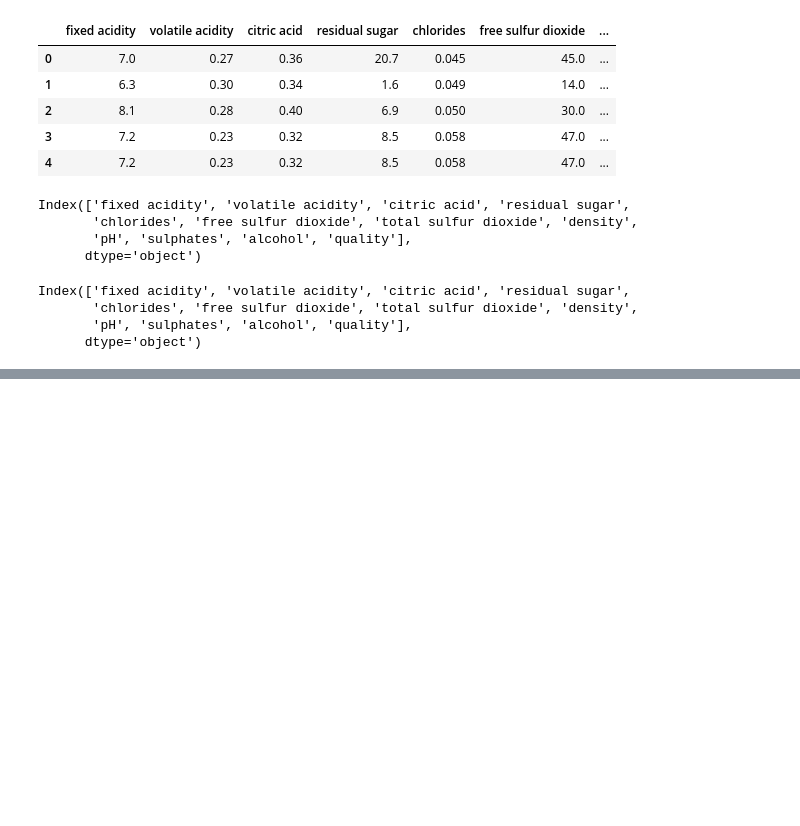
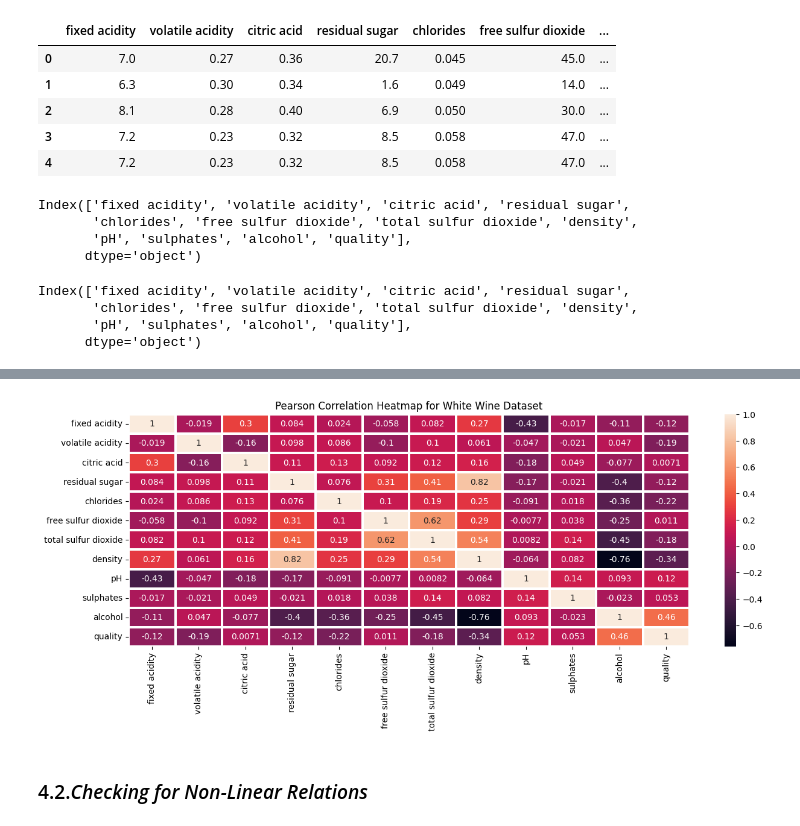
Before and after one commit to UjjwalKarkeyy/Two_Months_ML_Journey, a Jupyter notebook: Week 3/wqp_eda.ipynb, the cells around one changed output, grey strips where cells are left out. Cells and saved outputs as stored; diff of their text form; code cells hidden in the pictures; blank space fills up the shorter version.

```diff
--- a/Week 3/wqp_eda.ipynb
+++ b/Week 3/wqp_eda.ipynb
@@ -100,0 +268,9 @@ Index(['fixed acidity', 'volatile acidity', 'citric acid', 'residual sugar',
+# %%
+plt.figure(figsize=(15,5))
+sns.heatmap(corr_matrix_white, annot=True, linewidths=1.5)
+plt.title('Pearson Correlation Heatmap for White Wine Dataset')
+plt.show()
+# %% [output]
+[figure, added]
+# %% [markdown]
+### 4.2.*Checking for Non-Linear Relations*
```
Also changed, not shown: parts of 69 cells of this notebook, 2 other files.
